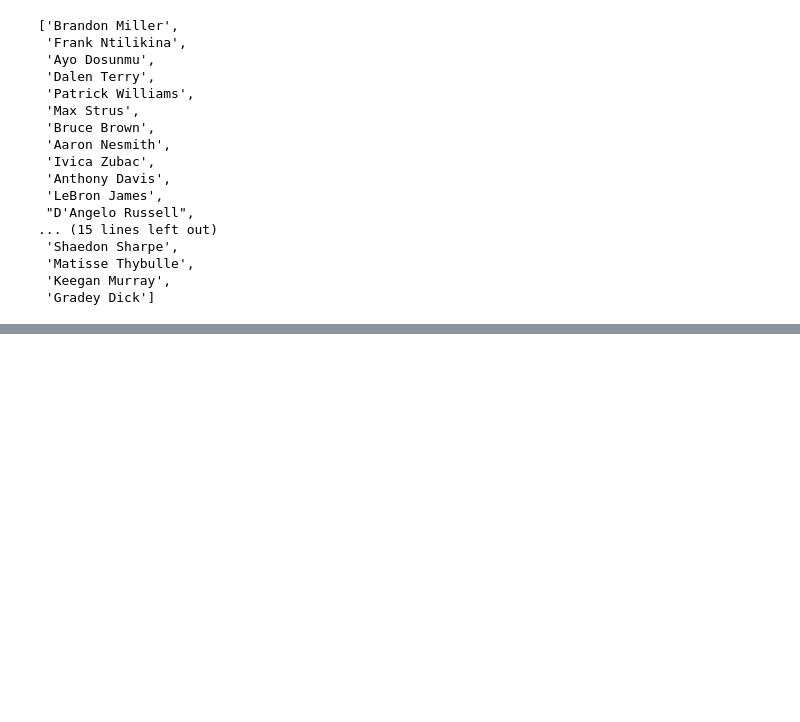
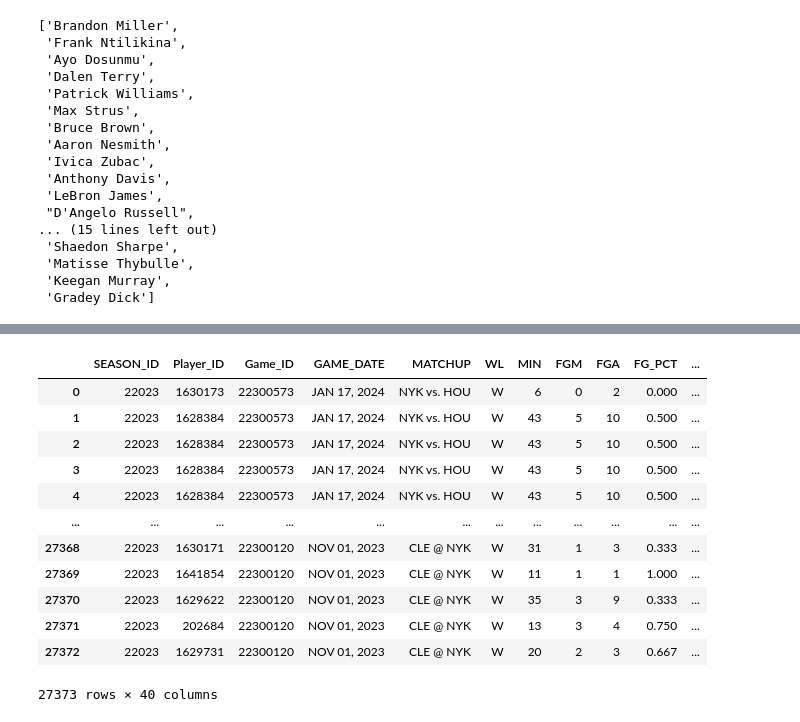
Before and after one commit to DhirenShivdasani/NBA-player-prop-analysis, a Jupyter notebook: Untitled.ipynb, the cells around one changed output, grey strips where cells are left out. Cells and saved outputs as stored; diff of their text form; code cells hidden in the pictures; blank space fills up the shorter version.

```diff
--- a/Untitled.ipynb
+++ b/Untitled.ipynb
@@ -517,0 +537,35 @@ day_to_day_players
+# %%
+data = pd.read_csv('all_data.csv')
+team_scores = data.groupby(['Game_ID', 'Team'])['PTS'].sum().reset_index()
+data= pd.merge(data, team_scores, on=['Game_ID', 'Team'], suffixes=('', '_Team_Total'))
+test2_df = pd.read_csv('test2.csv')
+test2_df = test2_df.rename(columns = {'Name':'PlayerName'})
+test2_df.drop(['Unnamed: 0','Team'], axis =1, inplace = True)
+
+# Merge the dataframes on the player's name
+merged_data = pd.merge(data, test2_df, on='PlayerName', how = 'left')
+
+merged_data['Pts+Rebs+Asts'] = merged_data['PTS'] + merged_data['REB'] + merged_data['AST']
+merged_data['Pts+Rebs'] = merged_data['PTS'] + merged_data['REB']
+merged_data['Pts+Asts'] = merged_data['PTS'] + merged_data['AST']
+merged_data['Rebs+Asts'] = merged_data['REB'] + merged_data['AST']
+merged_data= merged_data.rename(columns = {'PTS':'Points', 'REB': 'Rebounds', 'AST': 'Assists'})
+merged_data.to_csv('merged_data.csv', index = False)
+
+dataframe = pd.read_csv('merged_data.csv')
+# %%
+merged_data
+# %% [output]
+|  | SEASON_ID | Player_ID | Game_ID | GAME_DATE | MATCHUP | WL | MIN | FGM | FGA | FG_PCT | ... |
+| 0 | 22023 | 1630173 | 22300573 | JAN 17, 2024 | NYK vs. HOU | W | 6 | 0 | 2 | 0.000 | ... |
+| 1 | 22023 | 1628384 | 22300573 | JAN 17, 2024 | NYK vs. HOU | W | 43 | 5 | 10 | 0.500 | ... |
+| 2 | 22023 | 1628384 | 22300573 | JAN 17, 2024 | NYK vs. HOU | W | 43 | 5 | 10 | 0.500 | ... |
+| 3 | 22023 | 1628384 | 22300573 | JAN 17, 2024 | NYK vs. HOU | W | 43 | 5 | 10 | 0.500 | ... |
+| 4 | 22023 | 1628384 | 22300573 | JAN 17, 2024 | NYK vs. HOU | W | 43 | 5 | 10 | 0.500 | ... |
+| ... | ... | ... | ... | ... | ... | ... | ... | ... | ... | ... | ... |
+| 27368 | 22023 | 1630171 | 22300120 | NOV 01, 2023 | CLE @ NYK | W | 31 | 1 | 3 | 0.333 | ... |
+| 27369 | 22023 | 1641854 | 22300120 | NOV 01, 2023 | CLE @ NYK | W | 11 | 1 | 1 | 1.000 | ... |
+| 27370 | 22023 | 1629622 | 22300120 | NOV 01, 2023 | CLE @ NYK | W | 35 | 3 | 9 | 0.333 | ... |
+| 27371 | 22023 | 202684 | 22300120 | NOV 01, 2023 | CLE @ NYK | W | 13 | 3 | 4 | 0.750 | ... |
+| 27372 | 22023 | 1629731 | 22300120 | NOV 01, 2023 | CLE @ NYK | W | 20 | 2 | 3 | 0.667 | ... |
+27373 rows × 40 columns
```
Also changed, not shown: parts of 3 cells of this notebook, 3 other files.
